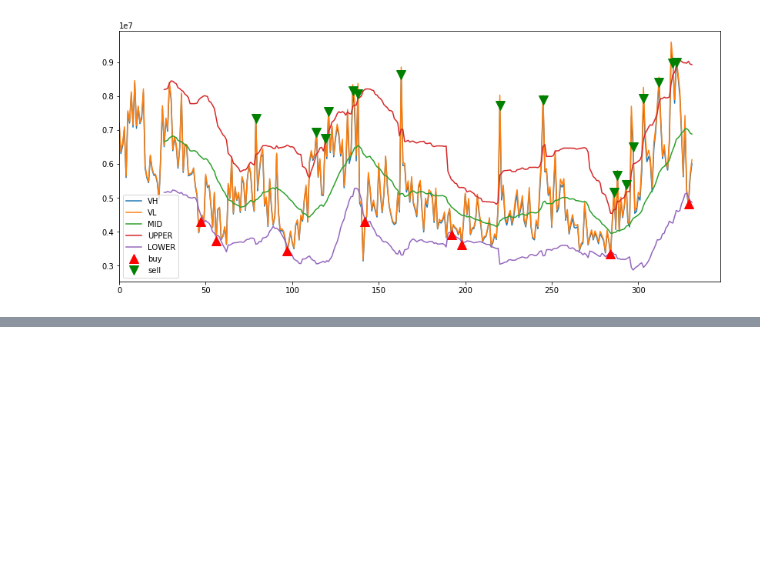
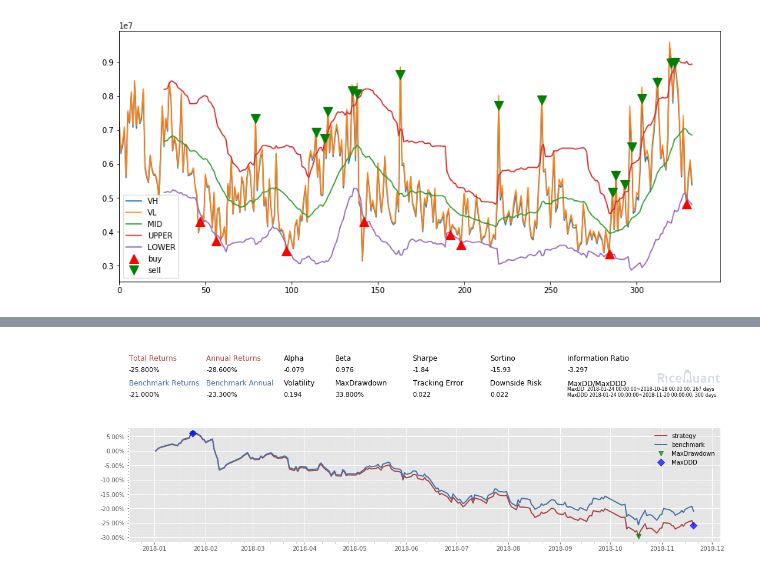
Before and after one commit to pm58/notebook, a Jupyter notebook: rqalpha/查询股票-Rqalpha-Tushare-Quantaxis-Funcat-Kivy.ipynb, the cells around one changed output, grey strips where cells are left out. Saved outputs shown, nothing was run; the diff lists cells and outputs as text; code cells hidden in the pictures; blank space fills up the shorter version.

```diff
--- a/rqalpha/查询股票-Rqalpha-Tushare-Quantaxis-Funcat-Kivy.ipynb
+++ b/rqalpha/查询股票-Rqalpha-Tushare-Quantaxis-Funcat-Kivy.ipynb
@@ -313,0 +378,32 @@ import QUANTAXIS as QA #QUANTAXIS量化环境
+# %%
+%%rqalpha -s 20180101 -e 20181120 -p -bm 000001.XSHG --account stock 100000
+
+def init(context):
+    context.stocks = ('000001.XSHG', '600001.XSHG', '000002.XSHG')
+    #context.stocks = index_components('000300.XSHG')
+
+def handle_bar(context, bar_dict):
+    [hs, zz, gz] = context.stocks
+    hs_history20 = history_bars(hs, 20, '1d', 'close')
+    zz_history20 = history_bars(zz, 20, '1d', 'close')
+
+    hsIncrease = hs_history20[-1] - hs_history20[0]
+    zzIncrease = zz_history20[-1] - zz_history20[0]
+
+    positions = context.portfolio.positions
+    [hsQuality, zzQuality, gzQuality] = [positions[hs].quantity, positions[zz].quantity, positions[gz].quantity]
+    if hsIncrease < 0 and zzIncrease < 0:
+        if hsQuality > 0: order_target_percent(hs, 0)
+        if zzQuality > 0: order_target_percent(zz, 0)
+        order_target_percent(gz, 1)
+    elif hsIncrease < zzIncrease:
+        if hsQuality > 0: order_target_percent(hs, 0)
+        if gzQuality > 0: order_target_percent(gz, 0)
+        order_target_percent(zz, 1)
+    else:
+        if zzQuality > 0: order_target_percent(zz, 0)
+        if gzQuality > 0: order_target_percent(gz, 0)
+        order_target_percent(hs, 1)
+        logger.info("positions hs300: " + str(hsQuality) + ", zz500: " + str(zzQuality) + ", gz: " + str(gzQuality))
+# %% [output]
+[figure, added]
```
Also changed, not shown: parts of 9 cells of this notebook, 2 other files.
